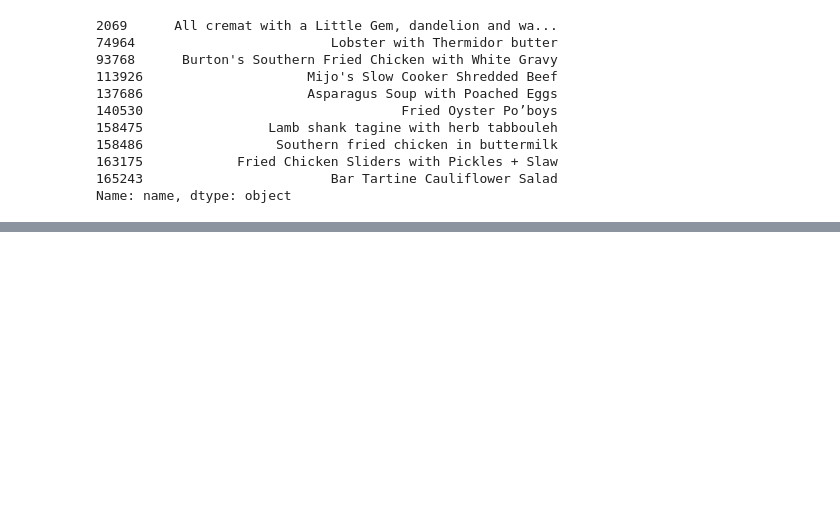
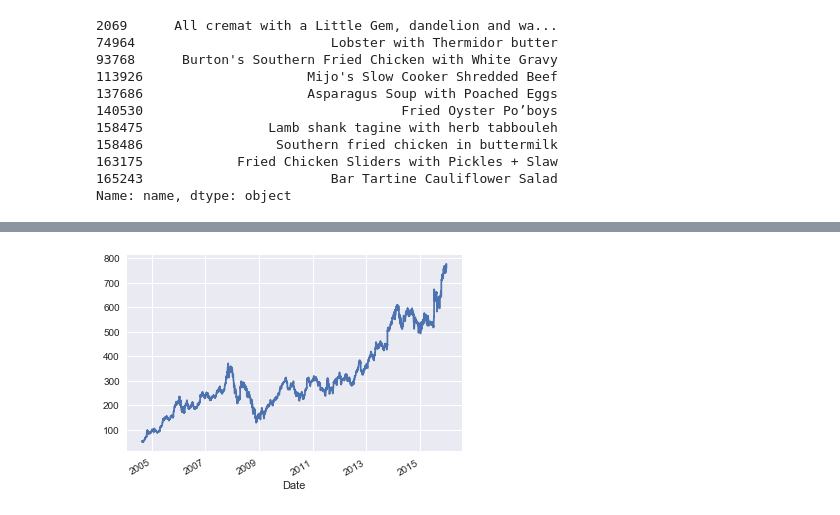
Before and after one commit to Razor-87/vanderplas-pdsh, a Jupyter notebook: Chapter [3.2].ipynb, the cells around one changed output, grey strips where cells are left out. Drawn from its saved outputs; the diff is of its cells as text; code cells hidden in the pictures; blank space fills up the shorter version.

```diff
--- a/Chapter [3.2].ipynb
+++ b/Chapter [3.2].ipynb
@@ -783,0 +929,6 @@ Name: name, dtype: object
+# %%
+# from pandas_datareader import data
+# goog = data.DataReader('GOOG', start='2004', end='2016', data_source='google')
+
+goog = pd.read_csv('data\goog.csv', parse_dates=['Date'], index_col='Date')
+goog.head()
@@ -783,0 +943,2 @@ Name: name, dtype: object
+# %%
+goog = goog['Close']
@@ -783,0 +949,4 @@ Name: name, dtype: object
+# %%
+goog.plot();
+# %% [output]
+[figure, added]
```
Also changed, not shown: parts of 44 cells of this notebook, 1 other file.
